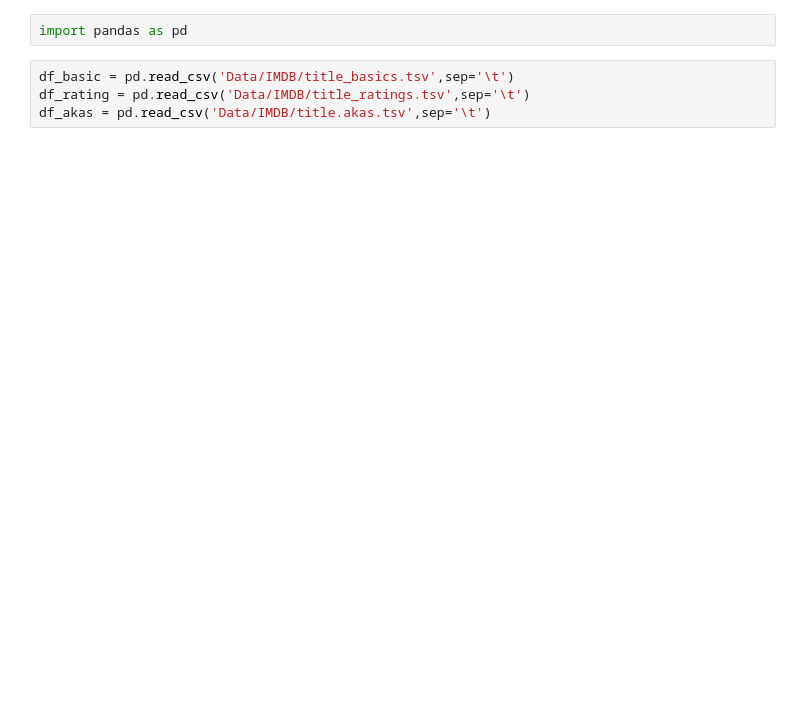
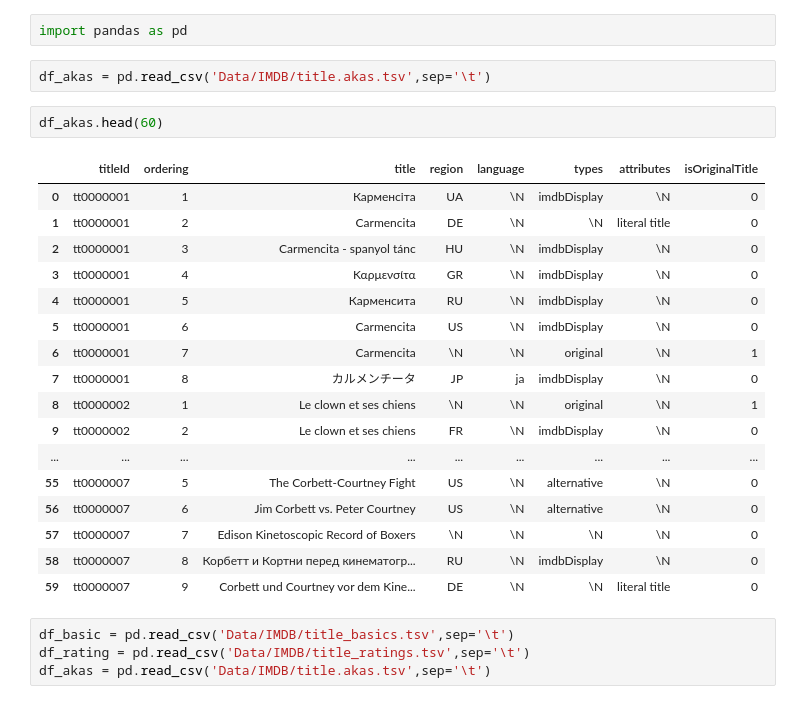
Before and after one commit to Qing201/StudyNote, a Jupyter notebook: Machine_Learning/EEP596_RecSys/Homeworks/Project/MoiveDataProcesse.ipynb, the cells around one changed output. Saved outputs shown, nothing was run; the diff lists cells and outputs as text; blank space fills up the shorter version.

```diff
--- a/Machine_Learning/EEP596_RecSys/Homeworks/Project/MoiveDataProcesse.ipynb
+++ b/Machine_Learning/EEP596_RecSys/Homeworks/Project/MoiveDataProcesse.ipynb
@@ -1,5 +1,27 @@
 # %%
 import pandas as pd
+# %%
+df_akas = pd.read_csv('Data/IMDB/title.akas.tsv',sep='\t')
+# %%
+df_akas.head(60)
+# %% [output]
+|  | titleId | ordering | title | region | language | types | attributes | isOriginalTitle |
+| 0 | tt0000001 | 1 | Карменсіта | UA | \N | imdbDisplay | \N | 0 |
+| 1 | tt0000001 | 2 | Carmencita | DE | \N | \N | literal title | 0 |
+| 2 | tt0000001 | 3 | Carmencita - spanyol tánc | HU | \N | imdbDisplay | \N | 0 |
+| 3 | tt0000001 | 4 | Καρμενσίτα | GR | \N | imdbDisplay | \N | 0 |
+| 4 | tt0000001 | 5 | Карменсита | RU | \N | imdbDisplay | \N | 0 |
+| 5 | tt0000001 | 6 | Carmencita | US | \N | imdbDisplay | \N | 0 |
+| 6 | tt0000001 | 7 | Carmencita | \N | \N | original | \N | 1 |
+| 7 | tt0000001 | 8 | カルメンチータ | JP | ja | imdbDisplay | \N | 0 |
+| 8 | tt0000002 | 1 | Le clown et ses chiens | \N | \N | original | \N | 1 |
+| 9 | tt0000002 | 2 | Le clown et ses chiens | FR | \N | imdbDisplay | \N | 0 |
+| ... | ... | ... | ... | ... | ... | ... | ... | ... |
+| 55 | tt0000007 | 5 | The Corbett-Courtney Fight | US | \N | alternative | \N | 0 |
+| 56 | tt0000007 | 6 | Jim Corbett vs. Peter Courtney | US | \N | alternative | \N | 0 |
+| 57 | tt0000007 | 7 | Edison Kinetoscopic Record of Boxers | \N | \N | \N | \N | 0 |
+| 58 | tt0000007 | 8 | Корбетт и Кортни перед кинематогр... | RU | \N | imdbDisplay | \N | 0 |
+| 59 | tt0000007 | 9 | Corbett und Courtney vor dem Kine... | DE | \N | \N | literal title | 0 |
 # %%
 df_basic = pd.read_csv('Data/IMDB/title_basics.tsv',sep='\t')
 df_rating = pd.read_csv('Data/IMDB/title_ratings.tsv',sep='\t')
```
Also changed, not shown: parts of 1 cell of this notebook, 2 other files.
